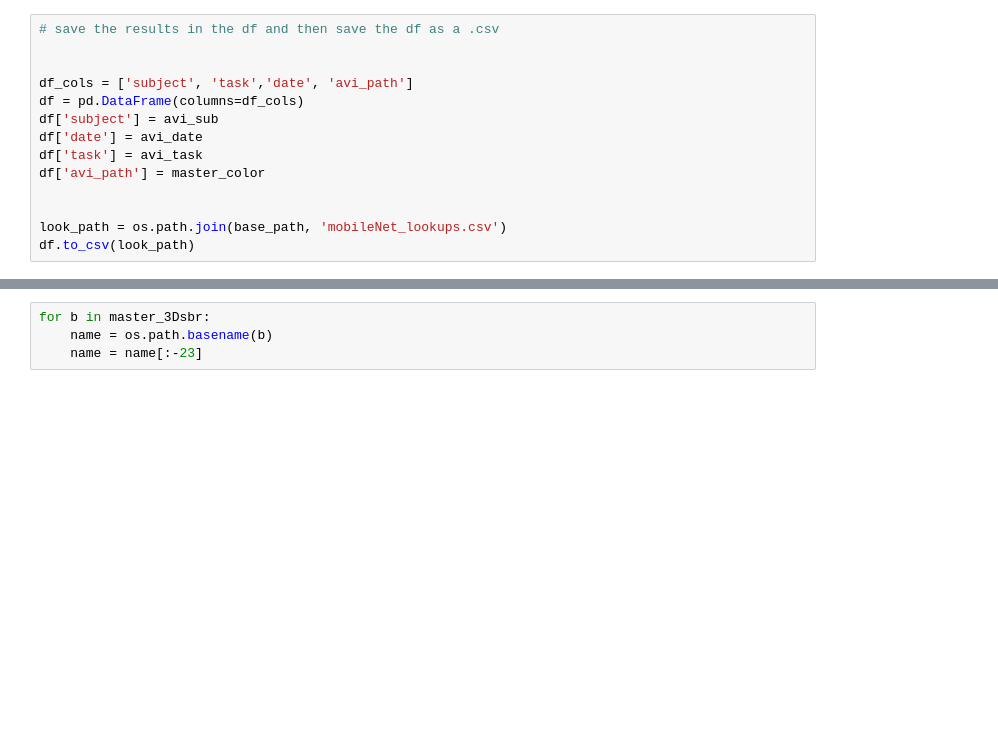
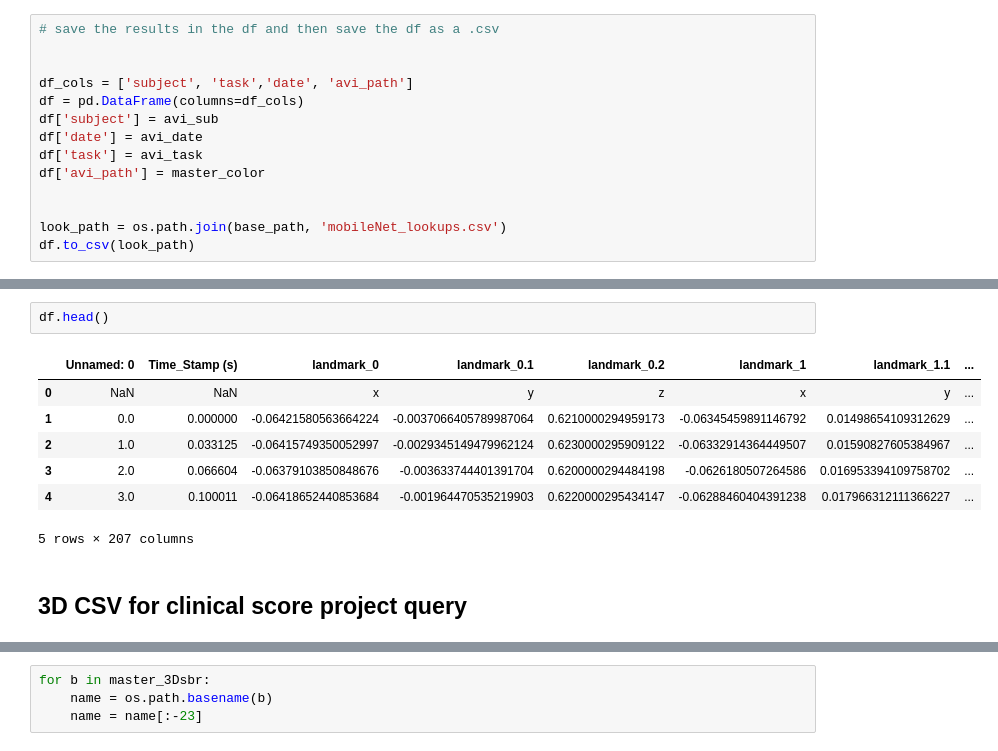
Before and after one commit to denizjafari/ClinicalScore, a Jupyter notebook: data_availability.ipynb, the cells around one changed output, grey strips where cells are left out. Cells and saved outputs as stored; diff of their text form; blank space fills up the shorter version.

```diff
--- a/data_availability.ipynb
+++ b/data_availability.ipynb
@@ -127,0 +425,12 @@ df.to_csv(look_path)
+# %%
+df.head()
+# %% [output]
+|  | Unnamed: 0 | Time_Stamp (s) | landmark_0 | landmark_0.1 | landmark_0.2 | landmark_1 | landmark_1.1 | ... |
+| 0 | NaN | NaN | x | y | z | x | y | ... |
+| 1 | 0.0 | 0.000000 | -0.06421580563664224 | -0.0037066405789987064 | 0.6210000294959173 | -0.06345459891146792 | 0.01498654109312629 | ... |
+| 2 | 1.0 | 0.033125 | -0.06415749350052997 | -0.0029345149479962124 | 0.6230000295909122 | -0.06332914364449507 | 0.01590827605384967 | ... |
+| 3 | 2.0 | 0.066604 | -0.06379103850848676 | -0.003633744401391704 | 0.6200000294484198 | -0.0626180507264586 | 0.016953394109758702 | ... |
+| 4 | 3.0 | 0.100011 | -0.06418652440853684 | -0.001964470535219903 | 0.6220000295434147 | -0.06288460404391238 | 0.017966312111366227 | ... |
+5 rows × 207 columns
+# %% [markdown]
+## 3D CSV for clinical score project query
```
Also changed, not shown: parts of 17 cells of this notebook, 7 other files.
